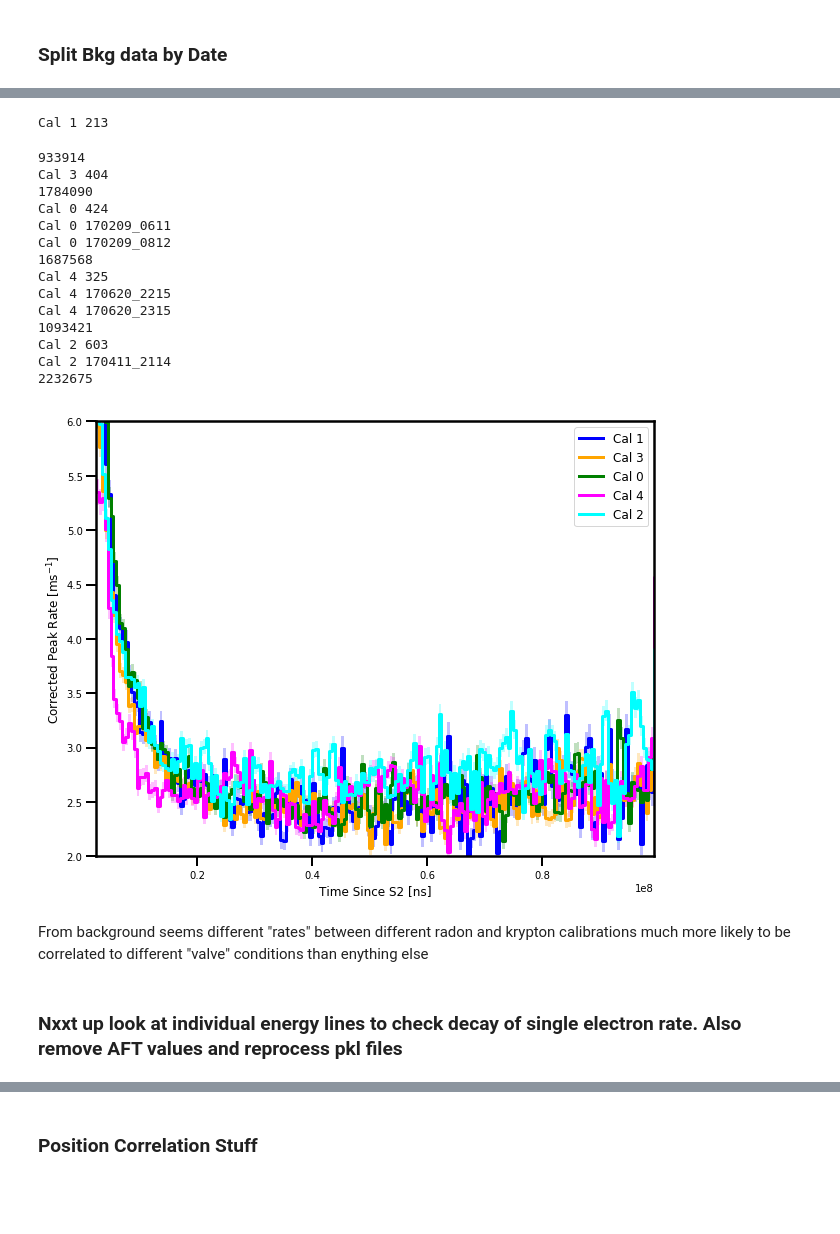
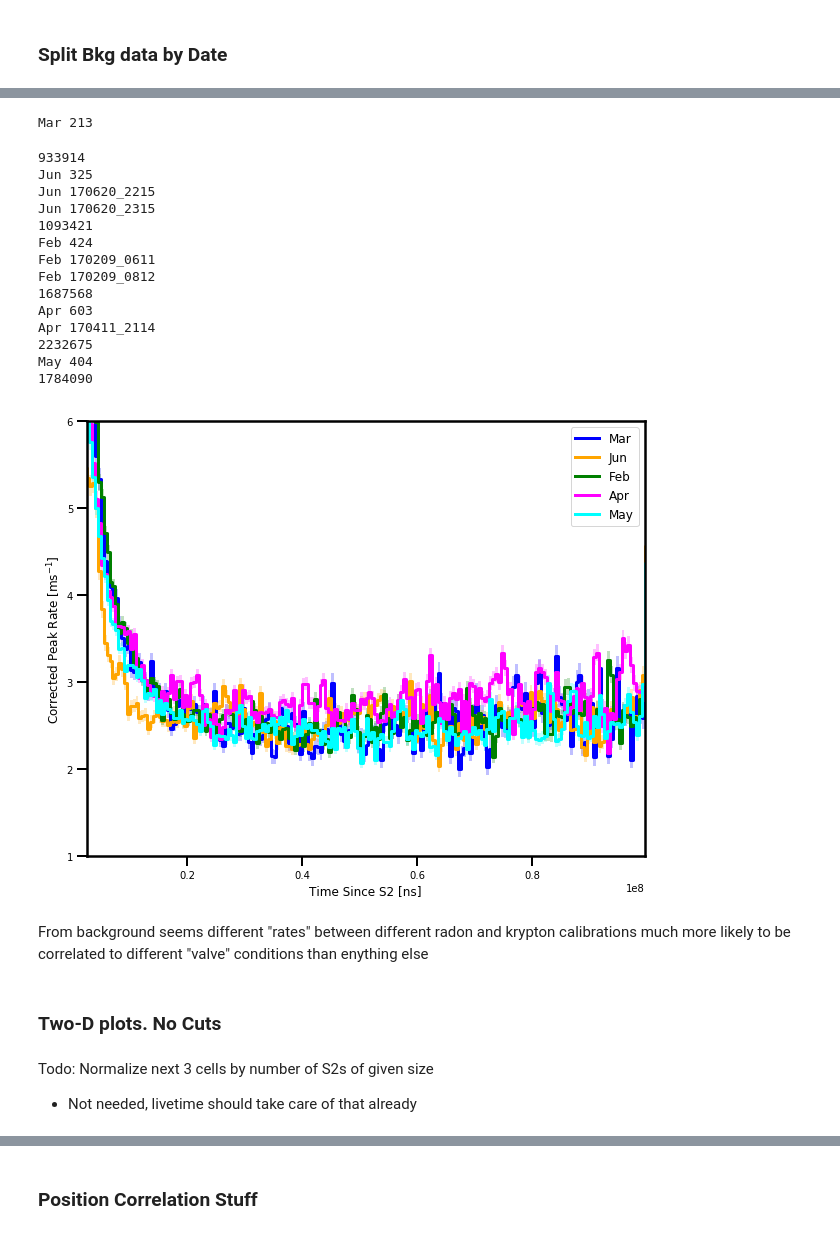
Before and after one commit to jpienaar13/SingleElectrons, a Jupyter notebook: 05_delayed_extraction.ipynb, the cells around one changed output, grey strips where cells are left out. Saved outputs shown, nothing was run; the diff lists cells and outputs as text; code cells hidden in the pictures; blank space fills up the shorter version.

```diff
--- a/05_delayed_extraction.ipynb
+++ b/05_delayed_extraction.ipynb
@@ -93,5 +93,5 @@ Wall time: 2min 24s
 # %%
-dict_source_sr0={'Radon' : dicts_datasets_rn, 'Krypton': dicts_datasets_kr, 'Background' : dicts_datasets_bkg}
+dict_source_sr0={'Radon' : dicts_datasets_rn, 'Background' : dicts_datasets_bkg, 'Krypton': dicts_datasets_kr,}
 for source, dict_data in dict_source_sr0.items():
     print(source, len(dict_data))
 # %% [output]
@@ -547,3 +535,6 @@ Radon
+# %%
+dict_source_sr0_nocut=dict_source_sr0
+dict_source_sr1_nocut=dict_source_sr1
 # %% [markdown]
 ### Live Time Corrected Peak Rate
 # %%
@@ -714,3 +709,5 @@ Questions:
 ### Split By Date of Krypton Dataset
 
   * If peak rate is related to event rate, should see decreasing peak rate trend in Krypton data
+# %%
+colours=['blue', 'orange', 'green', 'magenta', 'cyan', 'red', 'grey', 'black', 'brown']
@@ -1136,29 +1181,0 @@ TimeCut High selection: 0 rows removed (100.00% passed)
-# %%
-%%time
-
-bkg_cal_dates=[datetime.date(2017, 1, 17), datetime.date(2017, 3, 1), datetime.date(2017, 4, 1),
-              datetime.date(2017, 5, 1), datetime.date(2017, 6, 1), datetime.date(2017, 7, 1)]
-
-print('Load Data')
-#simpath= '/home/jpienaar/Test_files/'
-simpath= '/scratch/midway2/jpienaar/cache_files/'
-
-#Find datasets
-datasets = get_file_list(simpath, '*dt.pkl', ' ')
-print('Found %d datasets' % len(datasets))
-n_files=len(datasets)
-
-dict_bkg_calibrations={}
-for t_index, date in enumerate(bkg_cal_dates[:-1]):
-    df=datasets_bkg
-    df_temp=hax.cuts.selection(df, df.start>bkg_cal_dates[t_index], 'TimeCut Low')
-    df_temp=hax.cuts.selection(df_temp, df_temp.start<bkg_cal_dates[t_index+1], 'TimeCut High')
-    dataset_names=df_temp['name']
-    dict_calibration={}
-    for dataset in tqdm(datasets[:]):
-        key=dataset[:-7]
-        if dataset_names.isin([dataset[:-7]]).any():
-            with open(simpath+dataset, 'rb') as handle:
-                data_dict = pickle.load(handle)
-                dict_calibration[key]=data_dict
-    dict_bkg_calibrations['Cal %i' %t_index]=dict_calibration
@@ -1232,49 +1234,47 @@ for source, dict_data in dict_bkg_calibrations.items():
     ratio = num_value/denum_value
 
     #Confidence Bands
     x = _tpoints
     x = np.sort(np.array(list(x[1:]) + list(x[:-1])))
     y1=ratio-np.sqrt(ratio_error)
     y2=ratio+np.sqrt(ratio_error)
     y_lower = np.repeat(y1[:], 2)
     y_upper = np.repeat(y2[:], 2)
 
     #Plot
     plt.step(_tpoints[1:], ratio*1000000, linewidth=3,  color=colours[index], label=source)
     plt.fill_between(x, y_lower*1000000, y_upper*1000000, facecolor=colours[index], interpolate=True, alpha = 0.25)
     index+=1
 
     print(events)
 
 plt.xlim([_tpoints[5], _tpoints[-2]])
-plt.ylim([2.0, 6])
+plt.ylim([1.0, 6])
 plt.xlabel('Time Since S2 [ns]', fontsize=12)
 plt.ylabel('Corrected Peak Rate [ms$^{-1}$]', fontsize=12)
 axes = plt.gca()
 axes.tick_params(width=2, length=10)
 plt.legend(loc='best', fontsize=12)
 #plt.savefig("fig_deltat_example.png", bboxes='tight')
 #plt.savefig("fig_deltat_example.pdf", bboxes='tight')
 #plt.yscale('log')
 plt.show()
 # %% [output]
-Cal 1 213
+Mar 213
 933914
-Cal 3 404
+Jun 325
+Jun 170620_2215
+Jun 170620_2315
+1093421
+Feb 424
+Feb 170209_0611
+Feb 170209_0812
+1687568
+Apr 603
+Apr 170411_2114
+2232675
+May 404
 1784090
-Cal 0 424
-Cal 0 170209_0611
-Cal 0 170209_0812
-1687568
-Cal 4 325
-Cal 4 170620_2215
-Cal 4 170620_2315
-1093421
-Cal 2 603
-Cal 2 170411_2114
-2232675
-[figure, old version]
+[figure, new version]
 # %% [markdown]
 From background seems different "rates" between different radon and krypton calibrations much more likely to be correlated to different "valve" conditions than enything else
-# %% [markdown]
-### Nxxt up look at individual energy lines to check decay of single electron rate. Also remove AFT values and reprocess pkl files
@@ -1283,2 +1281,7 @@ From background seems different "rates" between different radon and krypton cali
+# %% [markdown]
+### Two-D plots. No Cuts
+# %% [markdown]
+Todo: Normalize next 3 cells by number of S2s of given size
+ * Not needed, livetime should take care of that already
 # %%
 ##Live Time Corrected 2d Plots##
```
Also changed, not shown: parts of 105 cells of this notebook, 4 other files.
